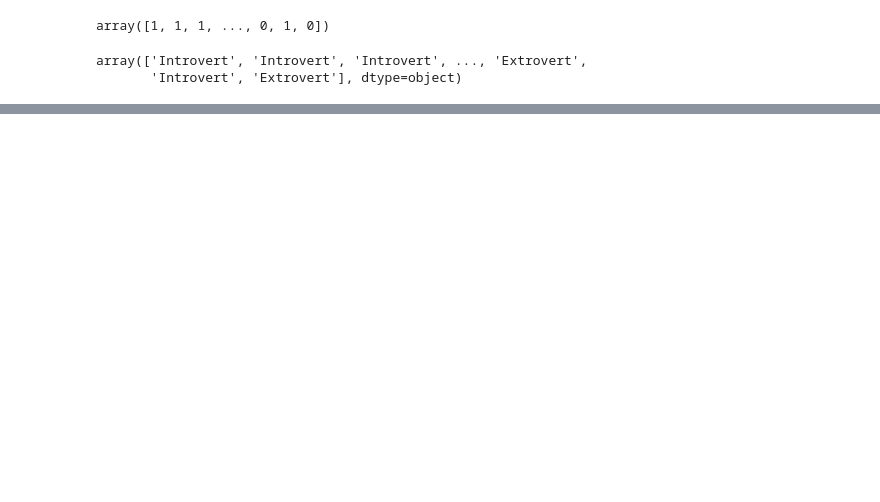
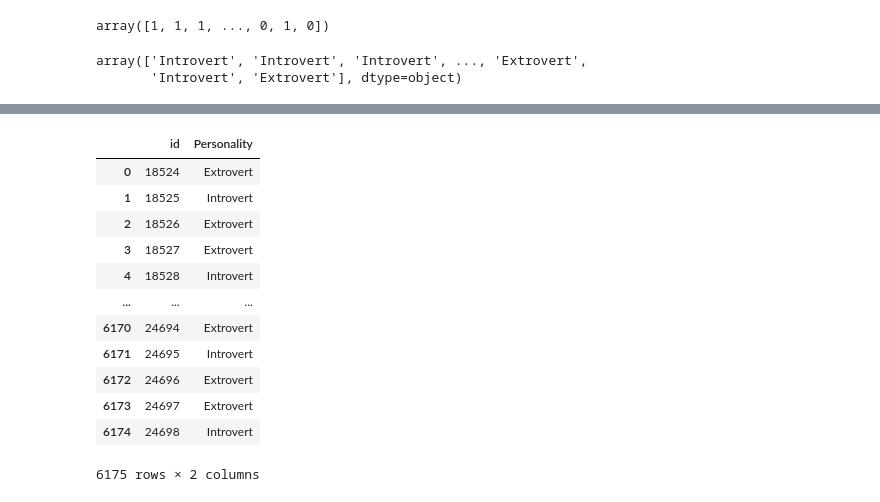
Before and after one commit to kokilagaurav/introvert_extrovert_analysis, a Jupyter notebook: notebook.ipynb, the cells around one changed output, grey strips where cells are left out. Cells and saved outputs as stored; diff of their text form; code cells hidden in the pictures; blank space fills up the shorter version.

```diff
--- a/notebook.ipynb
+++ b/notebook.ipynb
@@ -691,0 +736,19 @@ array(['Introvert', 'Introvert', 'Introvert', ..., 'Extrovert',
+# %%
+columns_to_drop = ['Time_spent_Alone', 'Stage_fear', 'Social_event_attendance', 'Going_outside', 'Drained_after_socializing', 'Friends_circle_size', 'Post_frequency']
+df_test_with_prediction.drop(columns=columns_to_drop, inplace=True)
+# %%
+df_test_with_prediction
+# %% [output]
+|  | id | Personality |
+| 0 | 18524 | Extrovert |
+| 1 | 18525 | Introvert |
+| 2 | 18526 | Extrovert |
+| 3 | 18527 | Extrovert |
+| 4 | 18528 | Introvert |
+| ... | ... | ... |
+| 6170 | 24694 | Extrovert |
+| 6171 | 24695 | Introvert |
+| 6172 | 24696 | Extrovert |
+| 6173 | 24697 | Extrovert |
+| 6174 | 24698 | Introvert |
+6175 rows × 2 columns
```
Also changed, not shown: parts of 16 cells of this notebook.
